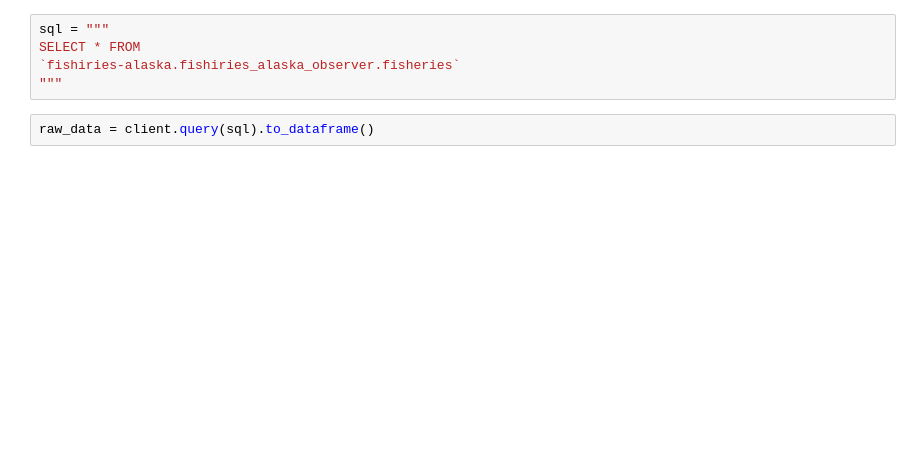
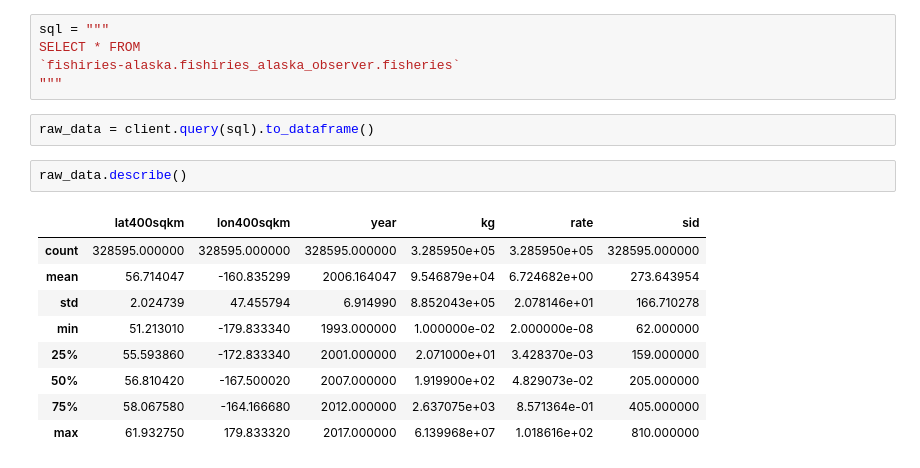
Before and after one commit to AhmedMousa-ag/Fisheries-GCP, a Jupyter notebook: fishiries.ipynb, the cells around one changed output. Cells and saved outputs as stored; diff of their text form; blank space fills up the shorter version.

```diff
--- a/fishiries.ipynb
+++ b/fishiries.ipynb
@@ -55,3 +57,15 @@ SELECT * FROM
 """
 # %%
 raw_data = client.query(sql).to_dataframe()
+# %%
+raw_data.describe()
+# %% [output]
+|  | lat400sqkm | lon400sqkm | year | kg | rate | sid |
+| count | 328595.000000 | 328595.000000 | 328595.000000 | 3.285950e+05 | 3.285950e+05 | 328595.000000 |
+| mean | 56.714047 | -160.835299 | 2006.164047 | 9.546879e+04 | 6.724682e+00 | 273.643954 |
+| std | 2.024739 | 47.455794 | 6.914990 | 8.852043e+05 | 2.078146e+01 | 166.710278 |
+| min | 51.213010 | -179.833340 | 1993.000000 | 1.000000e-02 | 2.000000e-08 | 62.000000 |
+| 25% | 55.593860 | -172.833340 | 2001.000000 | 2.071000e+01 | 3.428370e-03 | 159.000000 |
+| 50% | 56.810420 | -167.500020 | 2007.000000 | 1.919900e+02 | 4.829073e-02 | 205.000000 |
+| 75% | 58.067580 | -164.166680 | 2012.000000 | 2.637075e+03 | 8.571364e-01 | 405.000000 |
+| max | 61.932750 | 179.833320 | 2017.000000 | 6.139968e+07 | 1.018616e+02 | 810.000000 |
```
Also changed, not shown: parts of 5 cells of this notebook.
